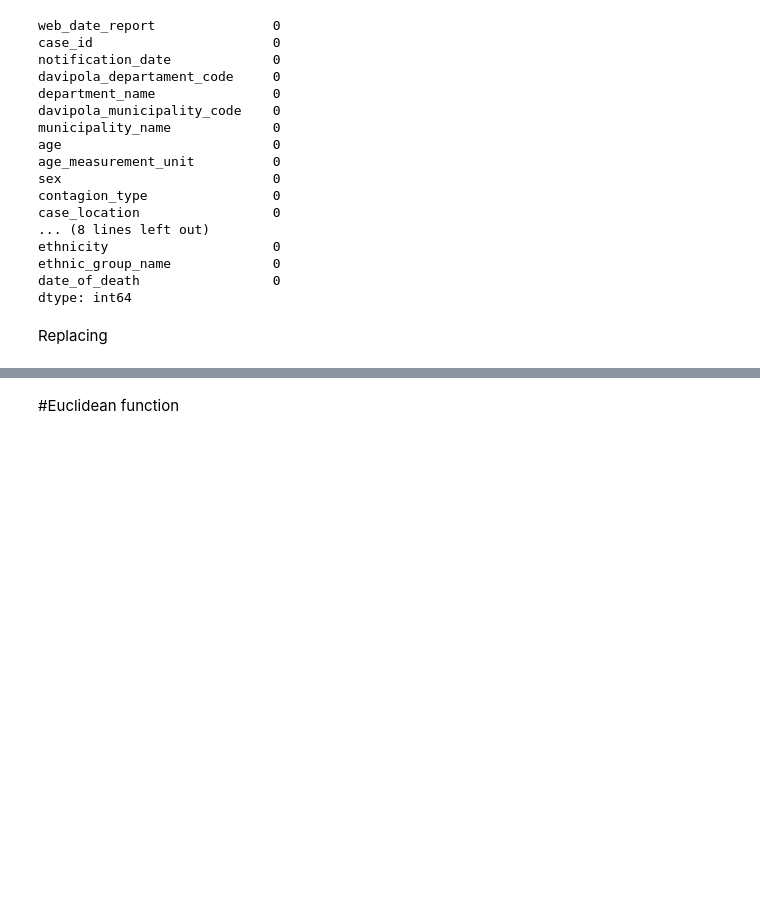
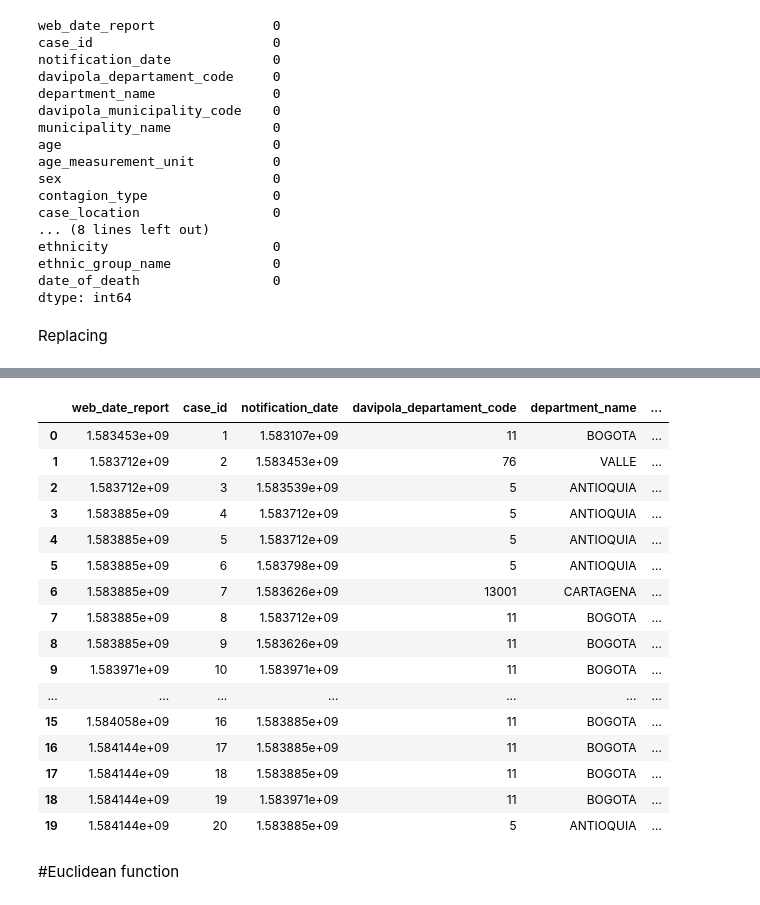
Before and after one commit to Python-Neiva/risk-factors-covid19, a Jupyter notebook: ResearchInPython.ipynb, the cells around one changed output, grey strips where cells are left out. Cells and saved outputs as stored; diff of their text form; code cells hidden in the pictures; blank space fills up the shorter version.

```diff
--- a/ResearchInPython.ipynb
+++ b/ResearchInPython.ipynb
@@ -528,3 +774,23 @@ df.replace(['leve',
+# %%
+df.head(20)
+# %% [output]
+|  | web_date_report | case_id | notification_date | davipola_departament_code | department_name | ... |
+| 0 | 1.583453e+09 | 1 | 1.583107e+09 | 11 | BOGOTA | ... |
+| 1 | 1.583712e+09 | 2 | 1.583453e+09 | 76 | VALLE | ... |
+| 2 | 1.583712e+09 | 3 | 1.583539e+09 | 5 | ANTIOQUIA | ... |
+| 3 | 1.583885e+09 | 4 | 1.583712e+09 | 5 | ANTIOQUIA | ... |
+| 4 | 1.583885e+09 | 5 | 1.583712e+09 | 5 | ANTIOQUIA | ... |
+| 5 | 1.583885e+09 | 6 | 1.583798e+09 | 5 | ANTIOQUIA | ... |
+| 6 | 1.583885e+09 | 7 | 1.583626e+09 | 13001 | CARTAGENA | ... |
+| 7 | 1.583885e+09 | 8 | 1.583712e+09 | 11 | BOGOTA | ... |
+| 8 | 1.583885e+09 | 9 | 1.583626e+09 | 11 | BOGOTA | ... |
+| 9 | 1.583971e+09 | 10 | 1.583971e+09 | 11 | BOGOTA | ... |
+| ... | ... | ... | ... | ... | ... | ... |
+| 15 | 1.584058e+09 | 16 | 1.583885e+09 | 11 | BOGOTA | ... |
+| 16 | 1.584144e+09 | 17 | 1.583885e+09 | 11 | BOGOTA | ... |
+| 17 | 1.584144e+09 | 18 | 1.583885e+09 | 11 | BOGOTA | ... |
+| 18 | 1.584144e+09 | 19 | 1.583971e+09 | 11 | BOGOTA | ... |
+| 19 | 1.584144e+09 | 20 | 1.583885e+09 | 5 | ANTIOQUIA | ... |
 # %% [markdown]
 #Euclidean function
 # %%
```
Also changed, not shown: parts of 54 cells of this notebook.
